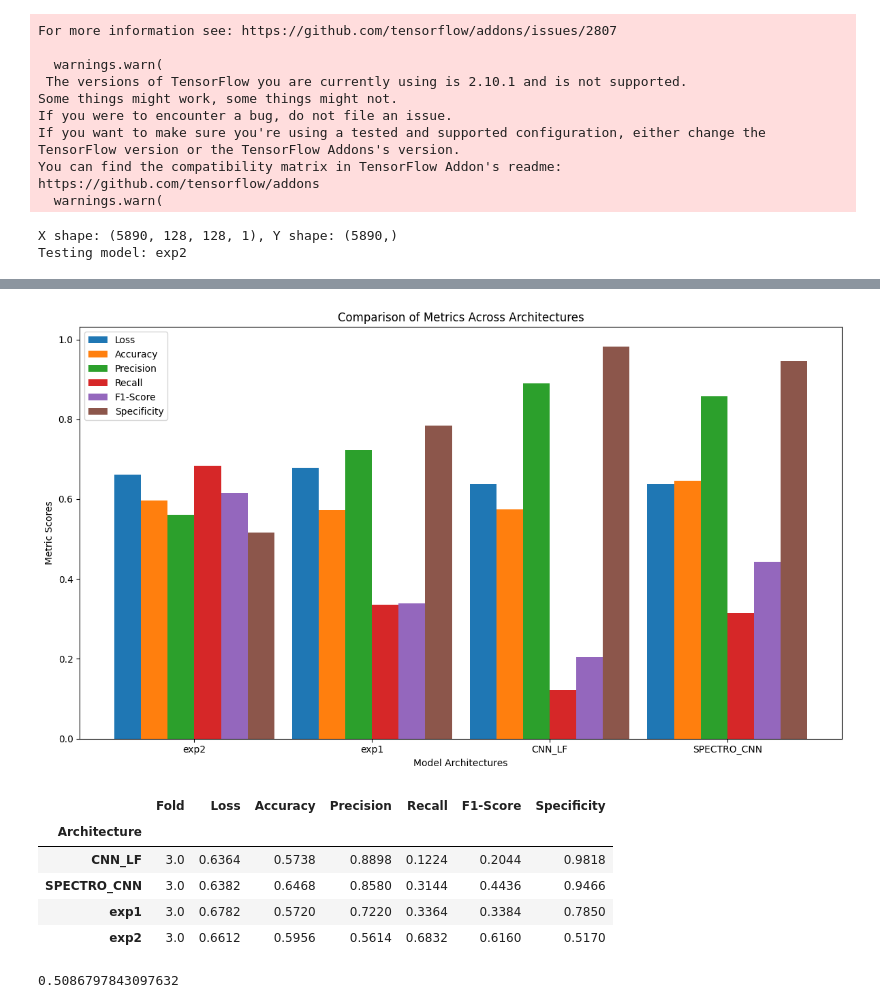
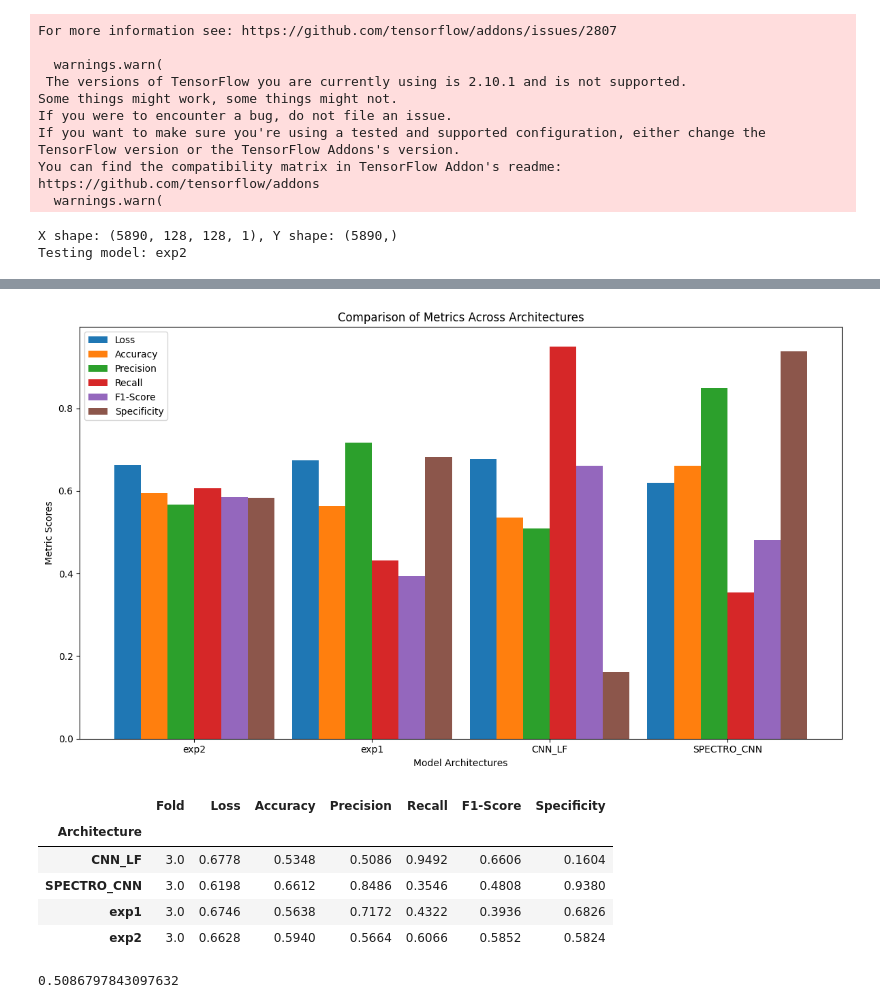
Before and after one commit to EriherSizac/Improving-deep-neural-networks-to-identify-mental-disorders-using-Neural-Architecture-Search, a Jupyter notebook: D3T3C/D3TEC Dataset/TestingArquitectureReal.ipynb, the cells around one changed output, grey strips where cells are left out. Cells and saved outputs as stored; diff of their text form; code cells hidden in the pictures.

```diff
--- a/D3T3C/D3TEC Dataset/TestingArquitectureReal.ipynb
+++ b/D3T3C/D3TEC Dataset/TestingArquitectureReal.ipynb
@@ -796,7 +796,7 @@ F1 = tfa.metrics.F1Score(num_classes=1, threshold=0.5)
 from tqdm import tqdm
 import matplotlib.pyplot as plt
 import numpy as np
-from sklearn.model_selection import train_test_split, KFold
+from sklearn.model_selection import train_test_split, KFold, StratifiedKFold
 # Diccionario de arquitecturas
 arqs_to_test = {
     "exp2": [
@@ -845,13 +845,12 @@ for model_name, architectures in arqs_to_test.items():
         model = build_tf_model_from_dict(model_dict, input_shape=(128, 128, 1))
 
         # Aplicar K-Fold
-        kfold = KFold(n_splits=config.n_splits, shuffle=True)
+        kfold = StratifiedKFold(n_splits=config.n_splits, shuffle=True, random_state=42)
         fold_metrics = []
 
-        for fold, (train_index, val_index) in enumerate(kfold.split(X_train_val), 1):
+        for fold, (train_index, val_index) in enumerate(kfold.split(X_train_val, Y_train_val), 1):
             X_train, X_val = X_train_val[train_index], X_train_val[val_index]
             Y_train, Y_val = Y_train_val[train_index], Y_train_val[val_index]
-
             # Compilar y entrenar el modelo
             model.compile(optimizer='adadelta', loss='binary_crossentropy', metrics=["accuracy", 'Precision', 'Recall', F1])
             model.fit(X_train, Y_train, epochs=config.epochs, validation_data=(X_val, Y_val), verbose=0)
@@ -986,13 +985,13 @@ SPECTRO_CNN - Loss: 0.638, Accuracy: 0.647, Precision: 0.858, Recall: 0.314, F1-
-[figure, old version]
+[figure, new version]
 # %%
 df_results.groupby('Architecture').mean()
 # %% [output]
 |  | Fold | Loss | Accuracy | Precision | Recall | F1-Score | Specificity |
 | Architecture |  |  |  |  |  |  |  |
-| CNN_LF | 3.0 | 0.6364 | 0.5738 | 0.8898 | 0.1224 | 0.2044 | 0.9818 |
-| SPECTRO_CNN | 3.0 | 0.6382 | 0.6468 | 0.8580 | 0.3144 | 0.4436 | 0.9466 |
-| exp1 | 3.0 | 0.6782 | 0.5720 | 0.7220 | 0.3364 | 0.3384 | 0.7850 |
-| exp2 | 3.0 | 0.6612 | 0.5956 | 0.5614 | 0.6832 | 0.6160 | 0.5170 |
+| CNN_LF | 3.0 | 0.6778 | 0.5348 | 0.5086 | 0.9492 | 0.6606 | 0.1604 |
+| SPECTRO_CNN | 3.0 | 0.6198 | 0.6612 | 0.8486 | 0.3546 | 0.4808 | 0.9380 |
+| exp1 | 3.0 | 0.6746 | 0.5638 | 0.7172 | 0.4322 | 0.3936 | 0.6826 |
+| exp2 | 3.0 | 0.6628 | 0.5940 | 0.5664 | 0.6066 | 0.5852 | 0.5824 |
 # %%
 best_model = max(best_models, key=lambda x: x['fitness'])
 best_model['fitness']
```
Also changed, not shown: parts of 1 cell of this notebook, 3 other files.
